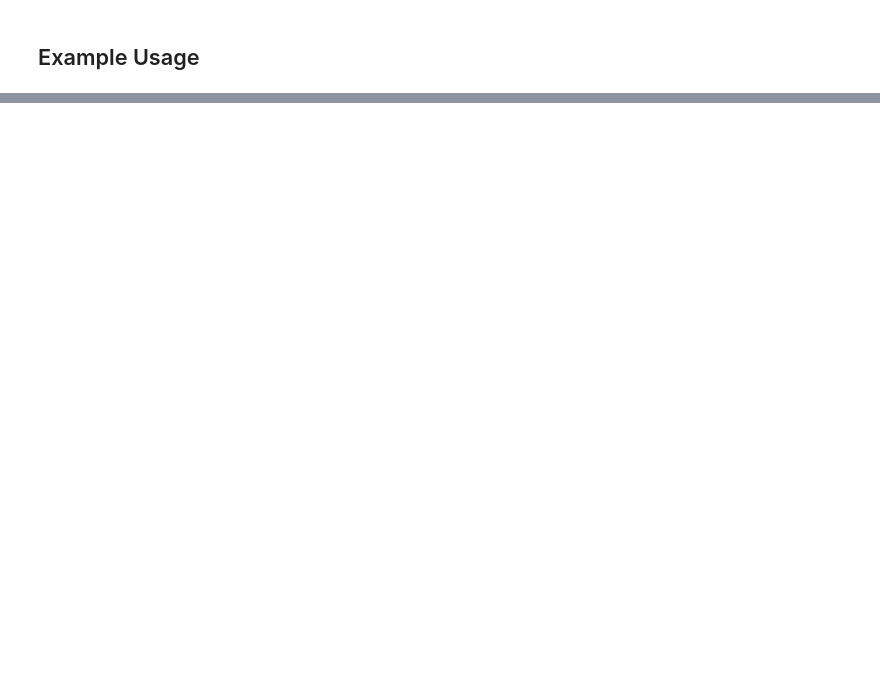
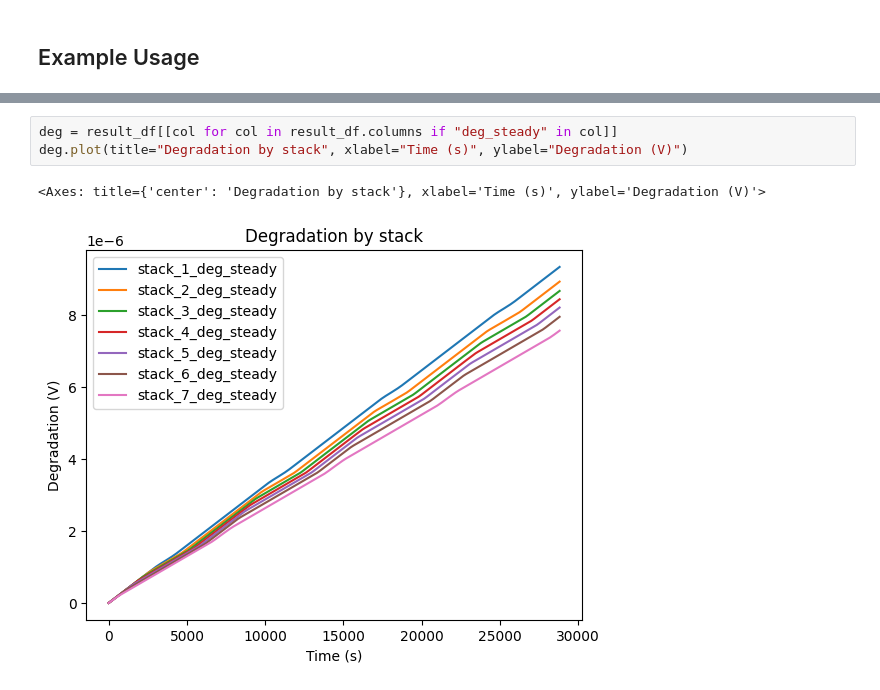
Before and after one commit to ZBT-Tools/electrolyzer, a Jupyter notebook: examples/example_02_electrolyzer/example_run.ipynb, the cells around one changed output, grey strips where cells are left out. Drawn from its saved outputs; the diff is of its cells as text; blank space fills up the shorter version.

Commit message:
Adjustments for continuous degradations modelling (PM2)

```diff
--- a/examples/example_02_electrolyzer/example_run.ipynb
+++ b/examples/example_02_electrolyzer/example_run.ipynb
@@ -90,0 +74,6 @@ deg.plot(title="Degradation by stack", xlabel="Time (s)", ylabel="Degradation (V
+# %%
+deg = result_df[[col for col in result_df.columns if "deg_steady" in col]]
+deg.plot(title="Degradation by stack", xlabel="Time (s)", ylabel="Degradation (V)")
+# %% [output]
+<Axes: title={'center': 'Degradation by stack'}, xlabel='Time (s)', ylabel='Degradation (V)'>
+[figure, added]
```
Also changed, not shown: parts of 14 cells of this notebook, 5 other files.
